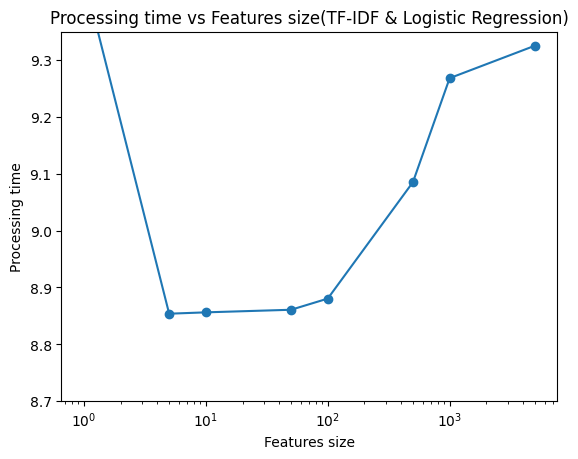
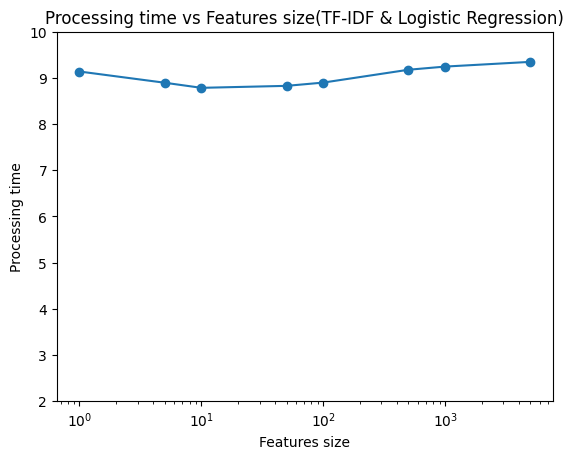
Code edit (unified diff) that turned the first committed figure into the second:
--- before
+++ after
@@ -21,5 +21,5 @@
 plt.title("Processing time vs Features size(TF-IDF & Logistic Regression)")
 plt.xscale("log")
-plt.ylim(1,10)
+plt.ylim(2,10)
 plt.show
 

Commit: グラフ表示の修正